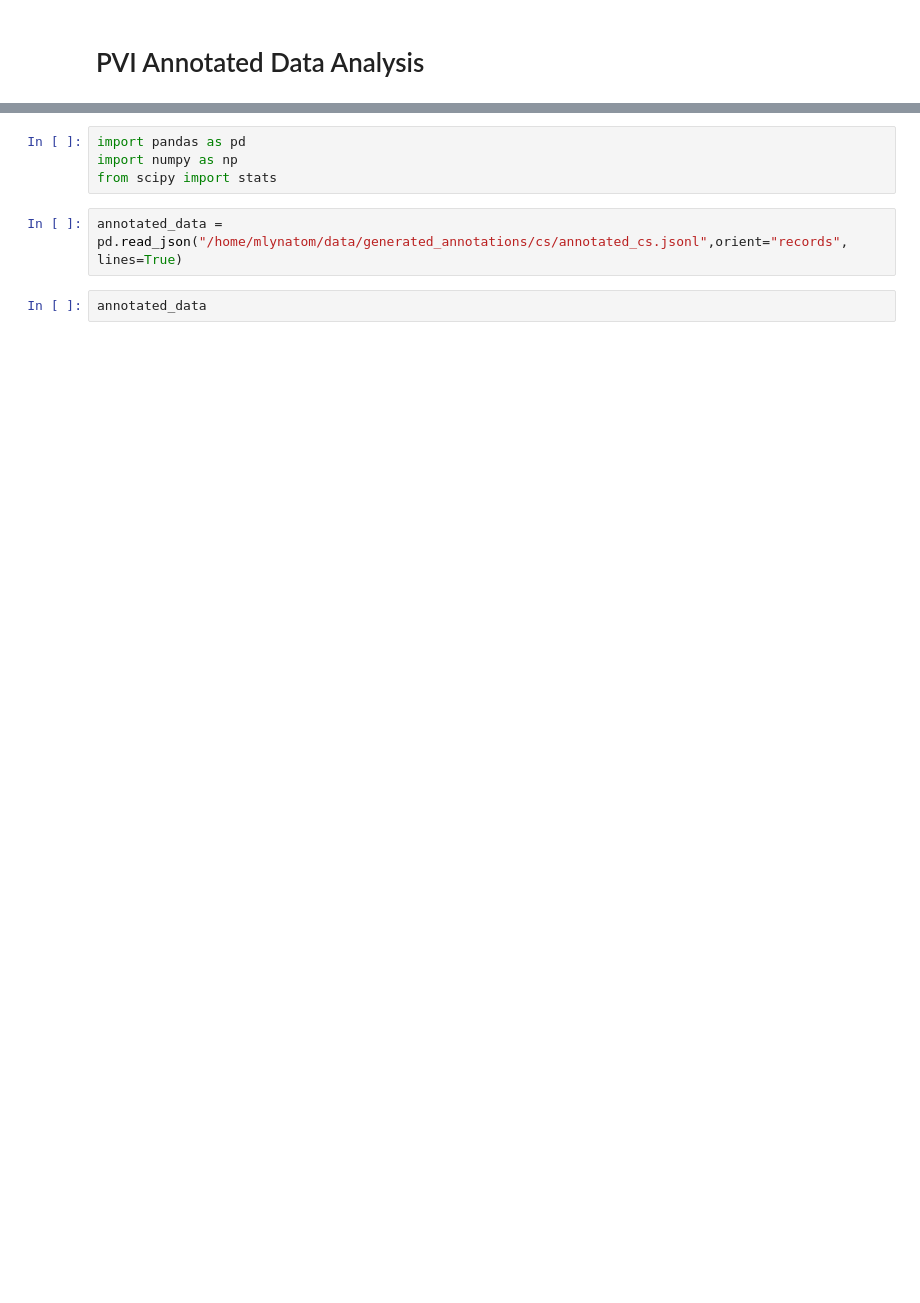
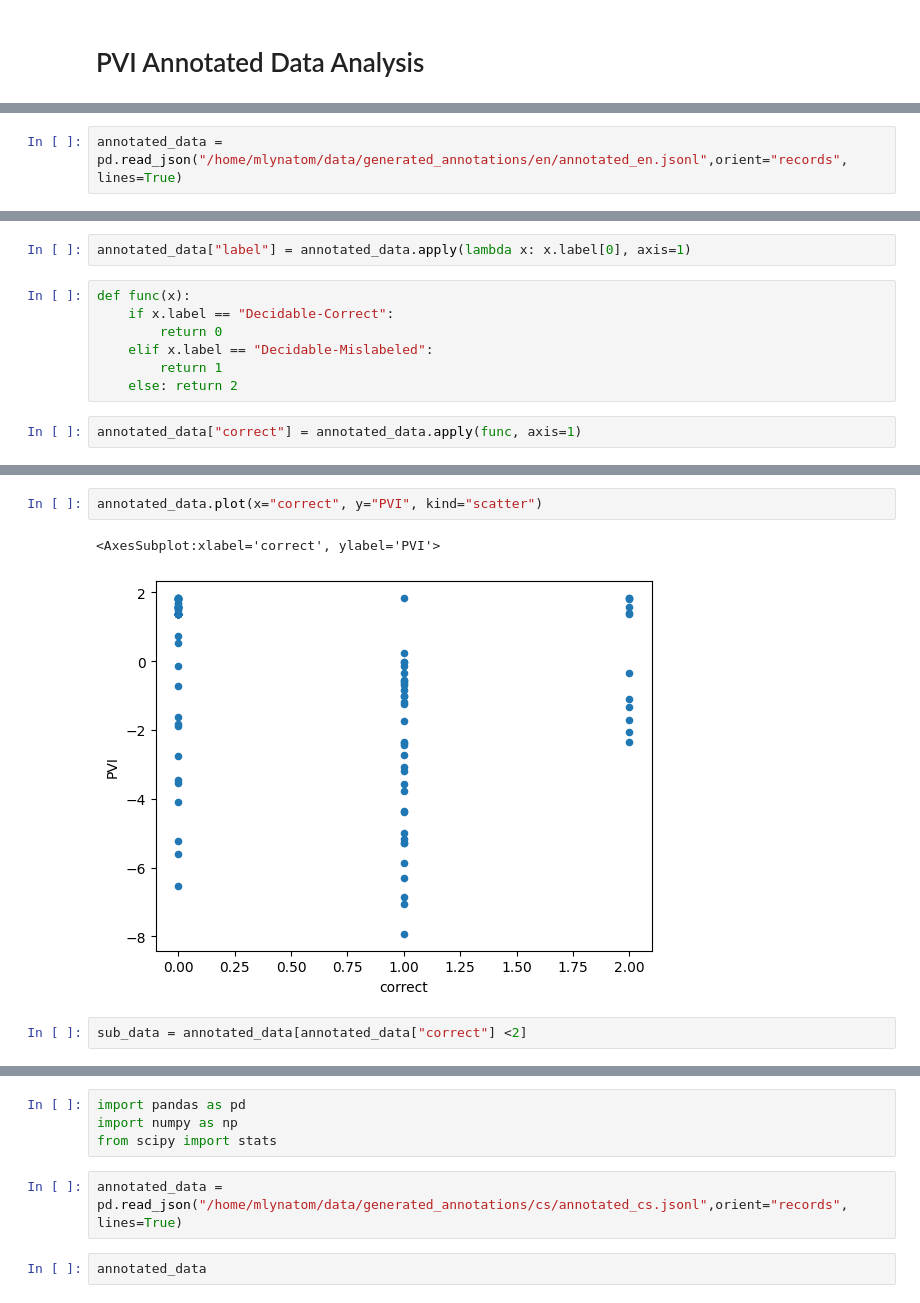
Before and after one commit to mlynatom/dataset_difficulty, a Jupyter notebook: annotated_data_analysis.ipynb, the cells around one changed output, grey strips where cells are left out. Drawn from its saved outputs; the diff is of its cells as text; blank space fills up the shorter version.

```diff
--- a/annotated_data_analysis.ipynb
+++ b/annotated_data_analysis.ipynb
@@ -2,0 +9,2 @@
+# %%
+annotated_data = pd.read_json("/home/mlynatom/data/generated_annotations/en/annotated_en.jsonl",orient="records", lines=True)
@@ -2,0 +27,11 @@
+# %%
+annotated_data["label"] = annotated_data.apply(lambda x: x.label[0], axis=1)
+# %%
+def func(x):
+    if x.label == "Decidable-Correct":
+        return 0
+    elif x.label == "Decidable-Mislabeled":
+        return 1
+    else: return 2
+# %%
+annotated_data["correct"] = annotated_data.apply(func, axis=1)
@@ -2,0 +54,7 @@
+# %%
+annotated_data.plot(x="correct", y="PVI", kind="scatter")
+# %% [output]
+<AxesSubplot:xlabel='correct', ylabel='PVI'>
+[figure, added]
+# %%
+sub_data = annotated_data[annotated_data["correct"] <2]
```
Also changed, not shown: parts of 19 cells of this notebook, 2 other files.
